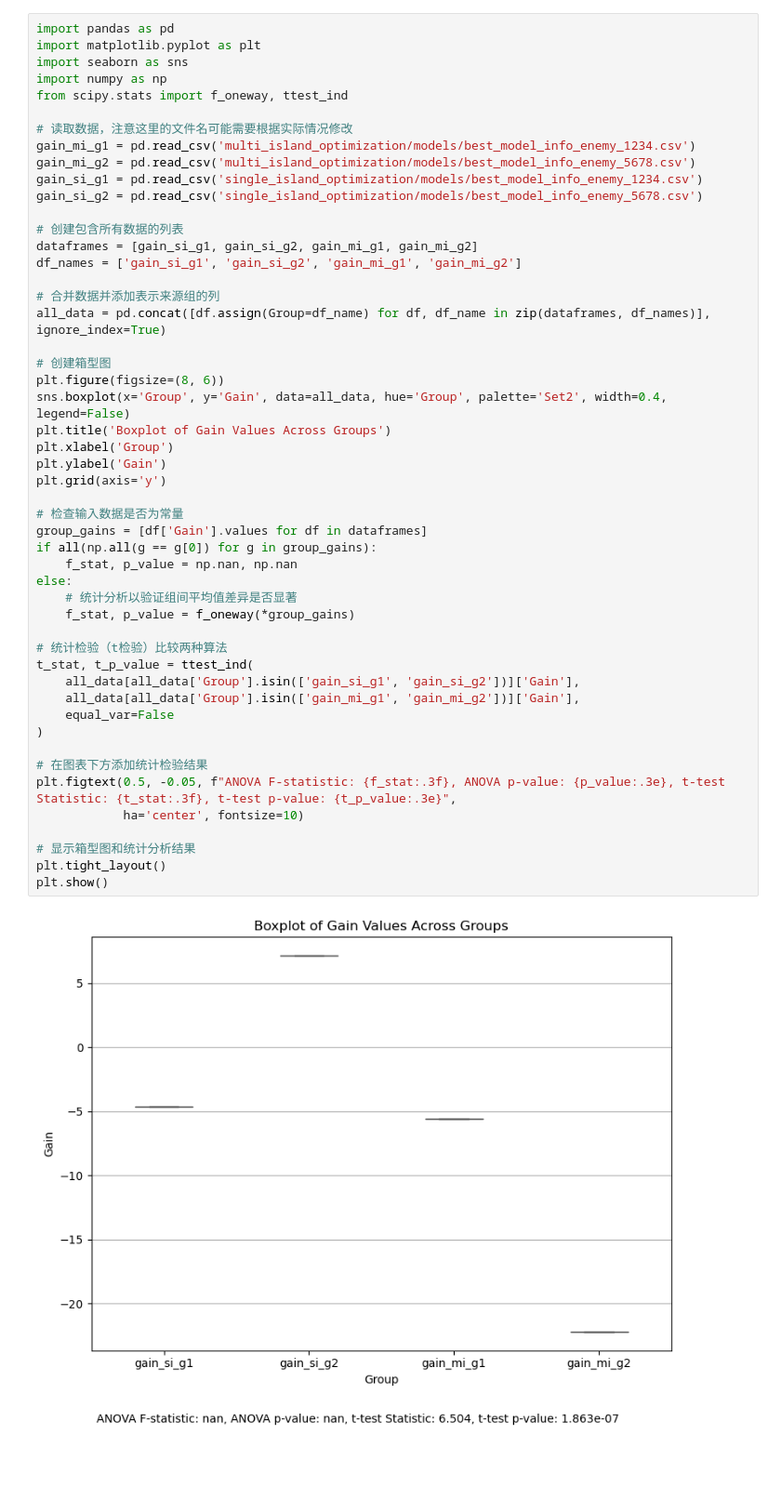
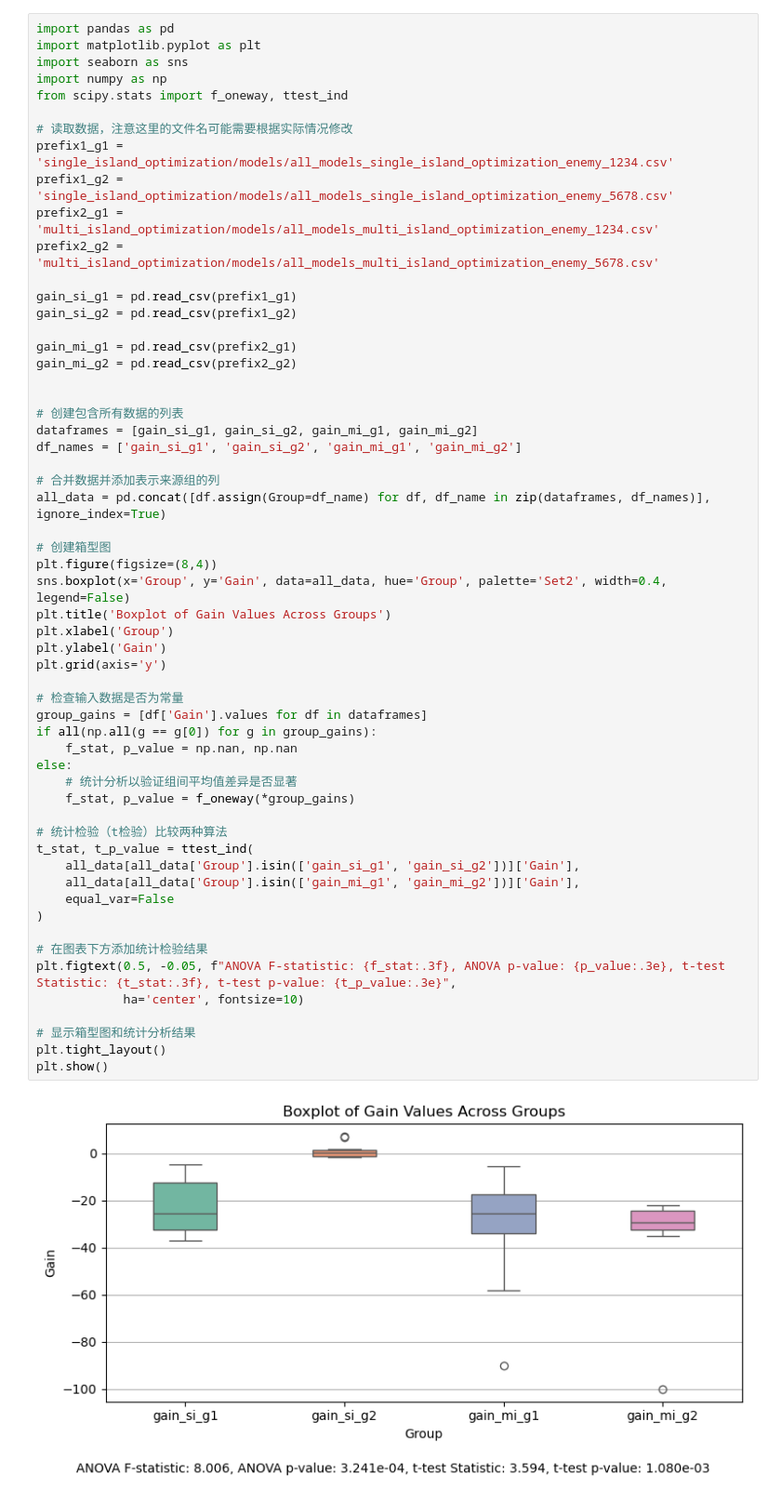
Before and after one commit to BCJACK0125/evoman_framework, a Jupyter notebook: box.ipynb, the cells around one changed output. Shown: that part at 93% size. Cells and saved outputs as stored; diff of their text form; blank space fills up the shorter version.

```diff
--- a/box.ipynb
+++ b/box.ipynb
@@ -6,10 +6,17 @@ import numpy as np
 from scipy.stats import f_oneway, ttest_ind
 
 # 读取数据，注意这里的文件名可能需要根据实际情况修改
-gain_mi_g1 = pd.read_csv('multi_island_optimization/models/best_model_info_enemy_1234.csv')
-gain_mi_g2 = pd.read_csv('multi_island_optimization/models/best_model_info_enemy_5678.csv')
-gain_si_g1 = pd.read_csv('single_island_optimization/models/best_model_info_enemy_1234.csv')
-gain_si_g2 = pd.read_csv('single_island_optimization/models/best_model_info_enemy_5678.csv')
+prefix1_g1 = 'single_island_optimization/models/all_models_single_island_optimization_enemy_1234.csv'
+prefix1_g2 = 'single_island_optimization/models/all_models_single_island_optimization_enemy_5678.csv'
+prefix2_g1 = 'multi_island_optimization/models/all_models_multi_island_optimization_enemy_1234.csv'
+prefix2_g2 = 'multi_island_optimization/models/all_models_multi_island_optimization_enemy_5678.csv'
+
+gain_si_g1 = pd.read_csv(prefix1_g1)
+gain_si_g2 = pd.read_csv(prefix1_g2)
+
+gain_mi_g1 = pd.read_csv(prefix2_g1)
+gain_mi_g2 = pd.read_csv(prefix2_g2)
+
 
 # 创建包含所有数据的列表
 dataframes = [gain_si_g1, gain_si_g2, gain_mi_g1, gain_mi_g2]
@@ -19,34 +26,34 @@ df_names = ['gain_si_g1', 'gain_si_g2', 'gain_mi_g1', 'gain_mi_g2']
 all_data = pd.concat([df.assign(Group=df_name) for df, df_name in zip(dataframes, df_names)], ignore_index=True)
 
 # 创建箱型图
-plt.figure(figsize=(8, 6))
+plt.figure(figsize=(8,4))
 sns.boxplot(x='Group', y='Gain', data=all_data, hue='Group', palette='Set2', width=0.4, legend=False)
 plt.title('Boxplot of Gain Values Across Groups')
 plt.xlabel('Group')
 plt.ylabel('Gain')
 plt.grid(axis='y')
 
 # 检查输入数据是否为常量
 group_gains = [df['Gain'].values for df in dataframes]
 if all(np.all(g == g[0]) for g in group_gains):
     f_stat, p_value = np.nan, np.nan
 else:
     # 统计分析以验证组间平均值差异是否显著
     f_stat, p_value = f_oneway(*group_gains)
 
 # 统计检验（t检验）比较两种算法
 t_stat, t_p_value = ttest_ind(
     all_data[all_data['Group'].isin(['gain_si_g1', 'gain_si_g2'])]['Gain'],
     all_data[all_data['Group'].isin(['gain_mi_g1', 'gain_mi_g2'])]['Gain'],
     equal_var=False
 )
 
 # 在图表下方添加统计检验结果
 plt.figtext(0.5, -0.05, f"ANOVA F-statistic: {f_stat:.3f}, ANOVA p-value: {p_value:.3e}, t-test Statistic: {t_stat:.3f}, t-test p-value: {t_p_value:.3e}",
             ha='center', fontsize=10)
 
 # 显示箱型图和统计分析结果
 plt.tight_layout()
 plt.show()
 # %% [output]
-[figure, old version]
+[figure, new version]
```
Also changed, not shown: 10 other files.
